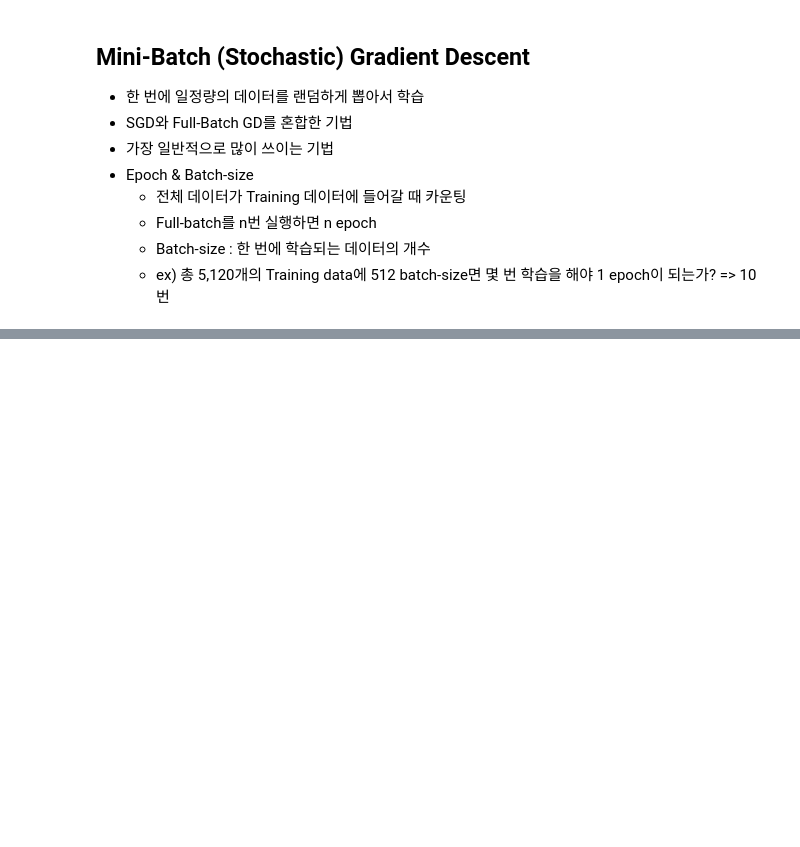
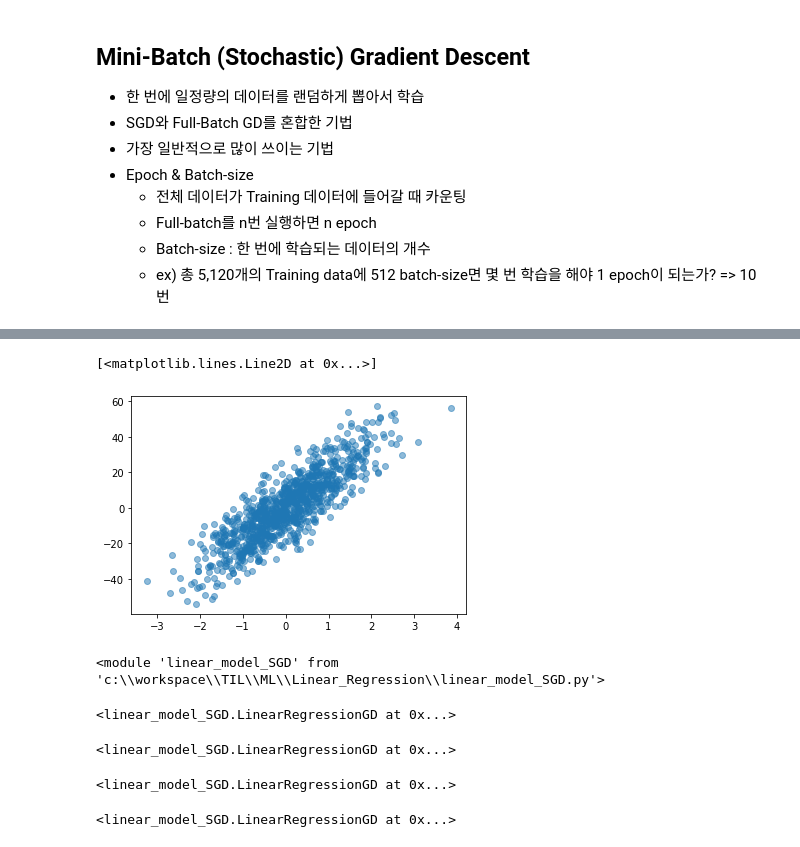
Before and after one commit to yongchoooon/TIL, a Jupyter notebook: ML/Linear_Regression/LR_5.ipynb, the cells around one changed output, grey strips where cells are left out. Drawn from its saved outputs; the diff is of its cells as text; code cells hidden in the pictures; blank space fills up the shorter version.

```diff
--- a/ML/Linear_Regression/LR_5.ipynb
+++ b/ML/Linear_Regression/LR_5.ipynb
@@ -40,0 +53,6 @@
+# %%
+from sklearn.datasets._samples_generator import make_regression
+X, y = make_regression(n_samples = 1000,
+                       n_features=1,
+                       noise=10,
+                       random_state=42)
@@ -40,0 +72,11 @@
+# %%
+plt.plot(X, y, 'o', alpha = 0.5)
+# %% [output]
+[<matplotlib.lines.Line2D at 0x...>]
+[figure, added]
+# %%
+import linear_model_SGD
+import imp
+imp.reload(linear_model_SGD)
+# %% [output]
+<module 'linear_model_SGD' from 'c:\\workspace\\TIL\\ML\\Linear_Regression\\linear_model_SGD.py'>
@@ -40,0 +88,16 @@
+# %%
+gd_lr.fit(X,y)
+# %% [output]
+<linear_model_SGD.LinearRegressionGD at 0x...>
+# %%
+bgd_lr.fit(X,y)
+# %% [output]
+<linear_model_SGD.LinearRegressionGD at 0x...>
+# %%
+sgd_lr.fit(X,y)
+# %% [output]
+<linear_model_SGD.LinearRegressionGD at 0x...>
+# %%
+msgd_lr.fit(X,y)
+# %% [output]
+<linear_model_SGD.LinearRegressionGD at 0x...>
```
Also changed, not shown: parts of 20 cells of this notebook, 2 other files.
